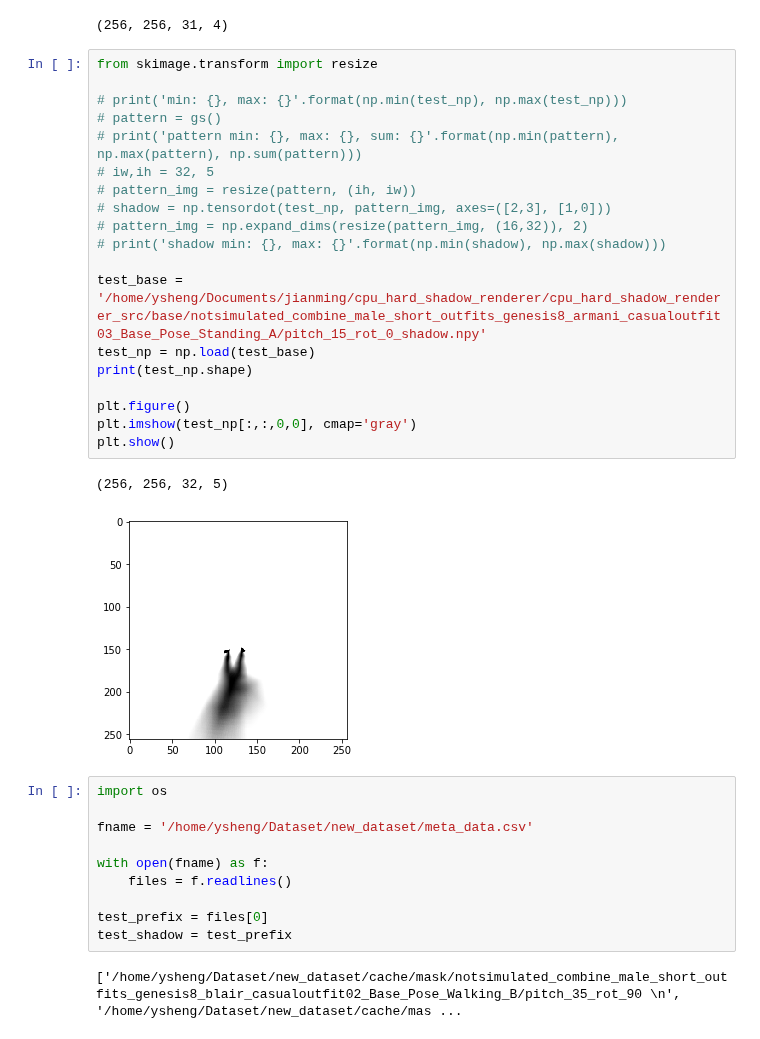
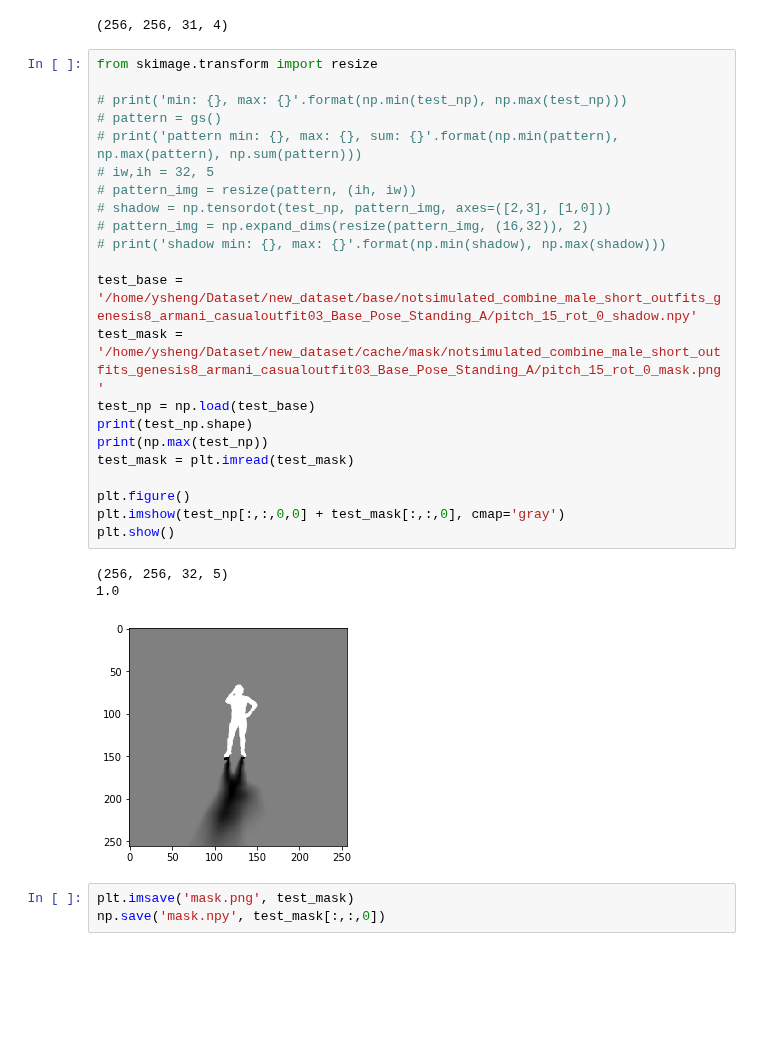
Before and after one commit to ShengCN/soft_shadow, a Jupyter notebook: data_process/base.ipynb, the cells around one changed output. Drawn from its saved outputs; the diff is of its cells as text; blank space fills up the shorter version.

```diff
--- a/data_process/base.ipynb
+++ b/data_process/base.ipynb
@@ -172,34 +175,29 @@ gs = ig.Composite(operator=np.add,
 # %%
 from skimage.transform import resize
 
 # print('min: {}, max: {}'.format(np.min(test_np), np.max(test_np)))
 # pattern = gs()
 # print('pattern min: {}, max: {}, sum: {}'.format(np.min(pattern), np.max(pattern), np.sum(pattern)))
 # iw,ih = 32, 5
 # pattern_img = resize(pattern, (ih, iw))
 # shadow = np.tensordot(test_np, pattern_img, axes=([2,3], [1,0]))
 # pattern_img = np.expand_dims(resize(pattern_img, (16,32)), 2)
 # print('shadow min: {}, max: {}'.format(np.min(shadow), np.max(shadow)))
 
-test_base = '/home/ysheng/Documents/jianming/cpu_hard_shadow_renderer/cpu_hard_shadow_renderer_src/base/notsimulated_combine_male_short_outfits_genesis8_armani_casualoutfit03_Base_Pose_Standing_A/pitch_15_rot_0_shadow.npy'
+test_base = '/home/ysheng/Dataset/new_dataset/base/notsimulated_combine_male_short_outfits_genesis8_armani_casualoutfit03_Base_Pose_Standing_A/pitch_15_rot_0_shadow.npy'
+test_mask = '/home/ysheng/Dataset/new_dataset/cache/mask/notsimulated_combine_male_short_outfits_genesis8_armani_casualoutfit03_Base_Pose_Standing_A/pitch_15_rot_0_mask.png'
 test_np = np.load(test_base)
 print(test_np.shape)
+print(np.max(test_np))
+test_mask = plt.imread(test_mask)
 
 plt.figure()
-plt.imshow(test_np[:,:,0,0], cmap='gray')
+plt.imshow(test_np[:,:,0,0] + test_mask[:,:,0], cmap='gray')
 plt.show()
 # %% [output]
 (256, 256, 32, 5)
+1.0
-[figure, old version]
+[figure, new version]
-# %%
-import os
-
-fname = '/home/ysheng/Dataset/new_dataset/meta_data.csv'
-
-with open(fname) as f:
-    files = f.readlines()
-
-test_prefix = files[0]
-test_shadow = test_prefix
-# %% [output]
-['/home/ysheng/Dataset/new_dataset/cache/mask/notsimulated_combine_male_short_outfits_genesis8_blair_casualoutfit02_Base_Pose_Walking_B/pitch_35_rot_90 \n', '/home/ysheng/Dataset/new_dataset/cache/mas ...
+# %%
+plt.imsave('mask.png', test_mask)
+np.save('mask.npy', test_mask[:,:,0])
```
Also changed, not shown: parts of 2 cells of this notebook, 8 other files.
